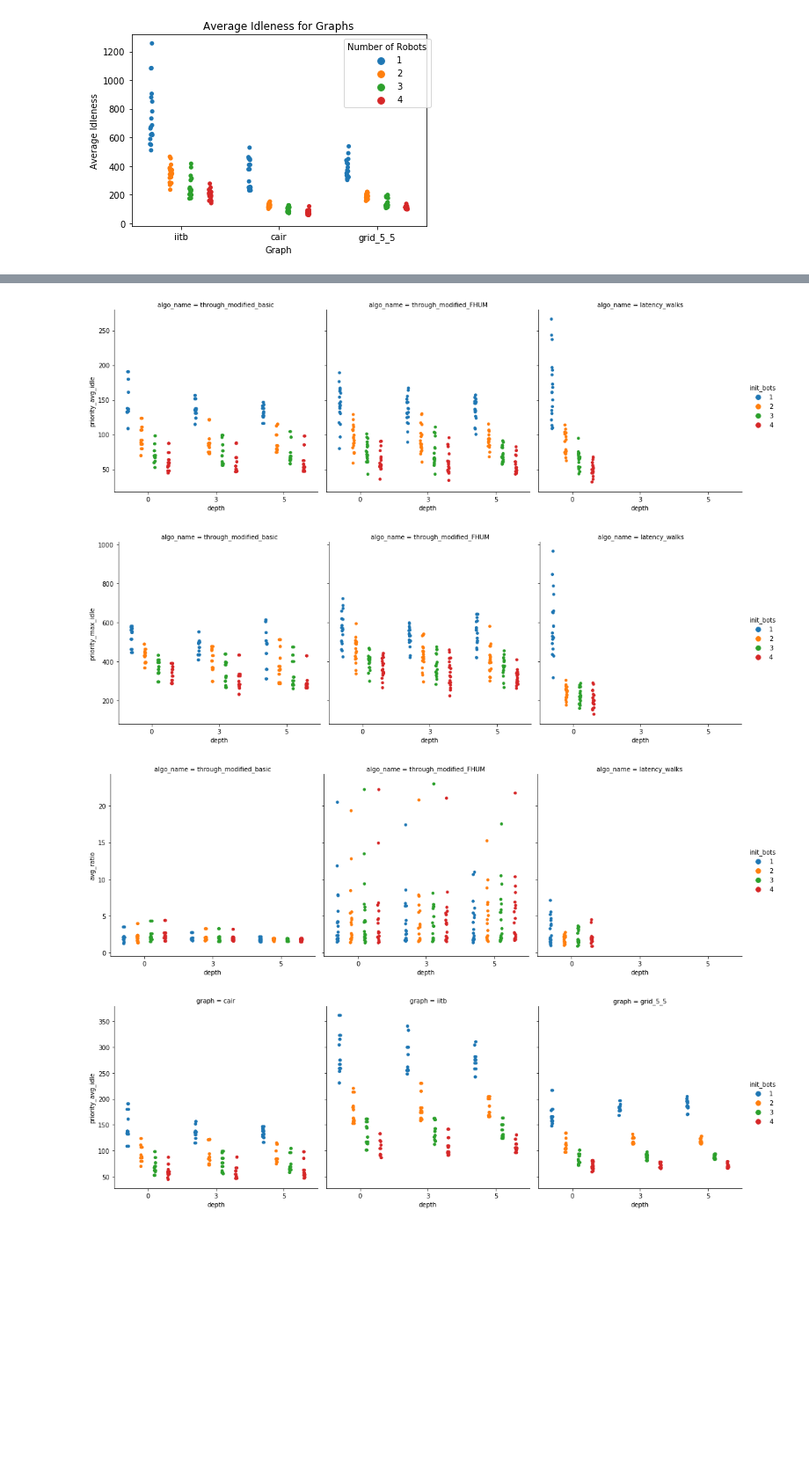
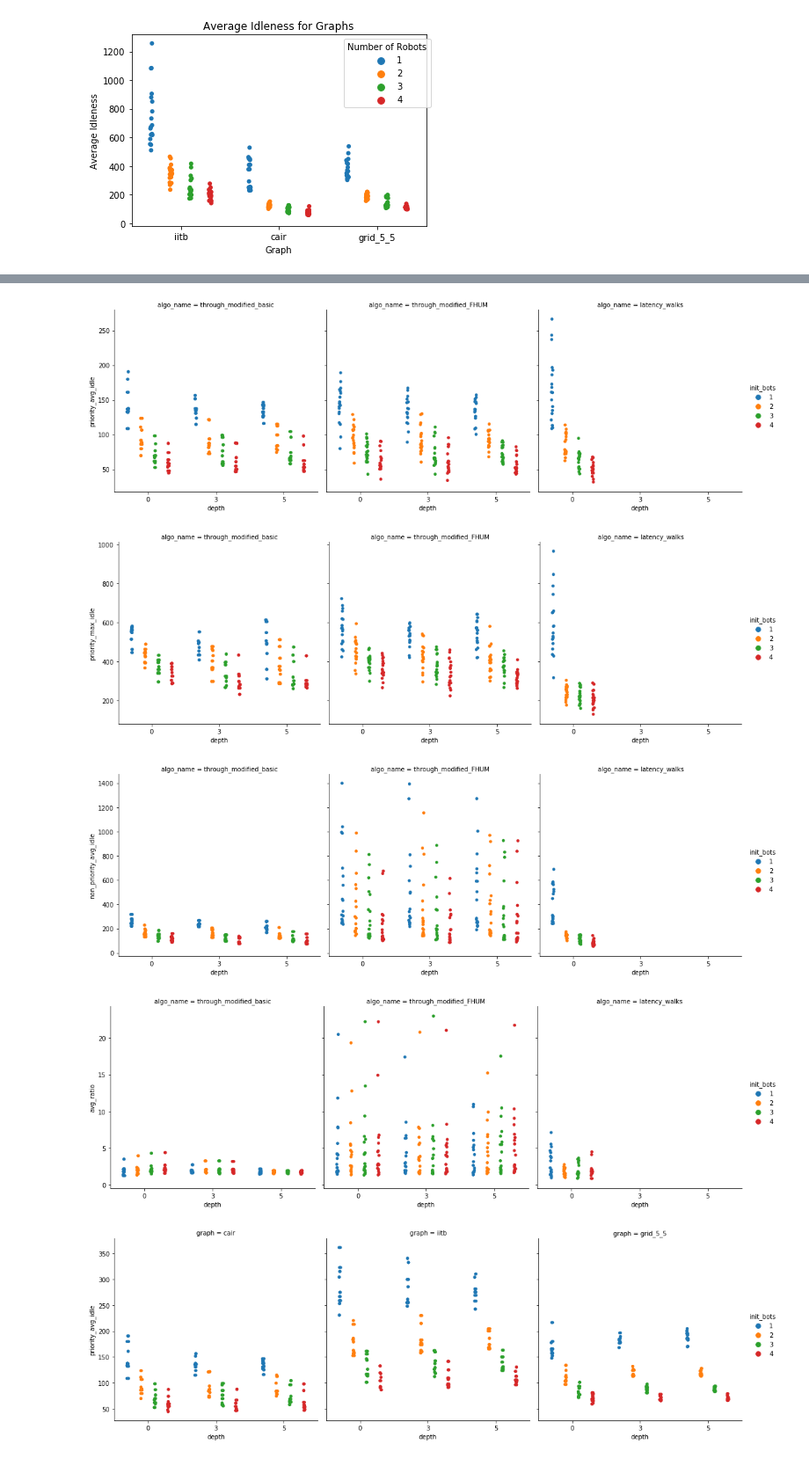
Before and after one commit to Rohanmore123/mrpp_sumo, a Jupyter notebook: csv_files_mrpp/plot_data copy.ipynb, the cells around one changed output, grey strips where cells are left out. Shown at 88% size. Cells and saved outputs as stored; diff of their text form; code cells hidden in the pictures; blank space fills up the shorter version.

```diff
--- a/csv_files_mrpp/plot_data copy.ipynb
+++ b/csv_files_mrpp/plot_data copy.ipynb
@@ -80,20 +84,24 @@ p4.figure.savefig('avg_ratio_{}.png'.format(g), bbox_inches='tight')
 # %%
 p2 = sns.catplot(x = 'depth', y = 'avg_idle', data = df8, hue = 'init_bots', col = 'algo_name', jitter = 0.05, dodge = True, kind = 'strip')
 p2.figure.savefig('sim_avg_{}_comp.png'.format(g), bbox_inches='tight')
 
 p3 = sns.catplot(x = 'depth', y = 'priority_avg_idle', data = df8, hue = 'init_bots', col = 'algo_name', jitter = 0.05, dodge = True, kind = 'strip')
 p3.figure.savefig('prior_avg_{}_comp.png'.format(g), bbox_inches='tight')
 
 p3 = sns.catplot(x = 'depth', y = 'priority_max_idle', data = df8, hue = 'init_bots', col = 'algo_name', jitter = 0.05, dodge = True, kind = 'strip')
 p3.figure.savefig('prior_max_{}_comp.png'.format(g), bbox_inches='tight')
 
+p3 = sns.catplot(x = 'depth', y = 'non_priority_avg_idle', data = df8, hue = 'init_bots', col = 'algo_name', jitter = 0.05, dodge = True, kind = 'strip')
+p3.figure.savefig('non_priority_avg_{}_comp.png'.format(g), bbox_inches='tight')
+
 p4 = sns.catplot(x = 'depth', y = 'avg_ratio', data = df8, hue = 'init_bots', col = 'algo_name', jitter = 0.05, dodge = True, kind = 'strip')
 p4.figure.savefig('avg_ratio_{}_comp.png'.format(g), bbox_inches='tight')
 # %% [output]
 [figure]
 [figure]
 [figure]
-[figure, old version]
+[figure, new version]
+[figure, added]
 # %%
 p3 = sns.catplot(x = 'depth', y = 'priority_avg_idle', data = df2, hue = 'init_bots', col = 'graph', jitter = 0.05, dodge = True, kind = 'strip')
 # p2.legend(title = 'Number of Robots', bbox_to_anchor = [1.03, 1])
```
Also changed, not shown: parts of 2 cells of this notebook, 1 other file.
